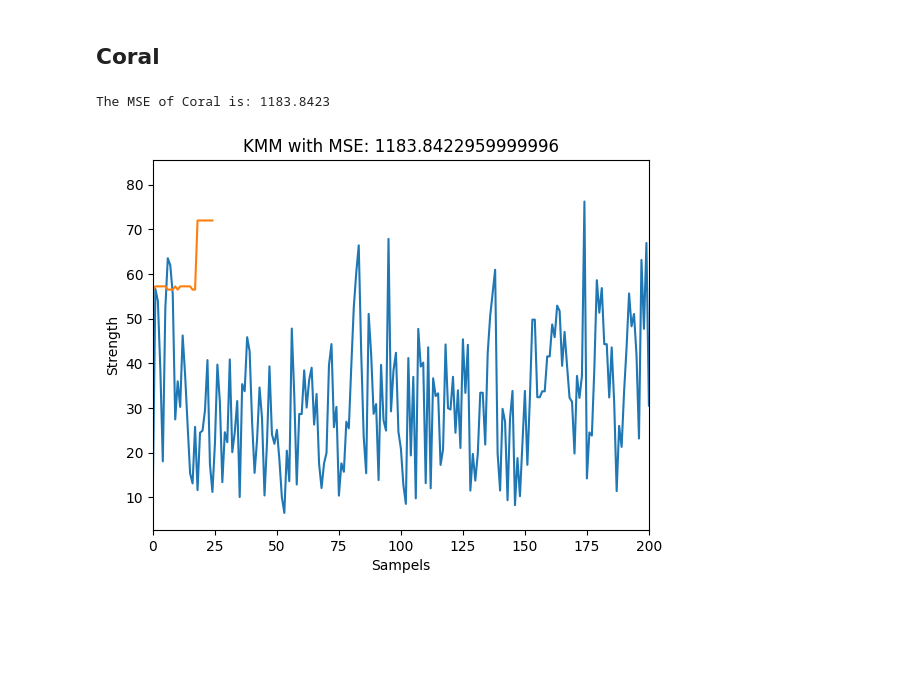
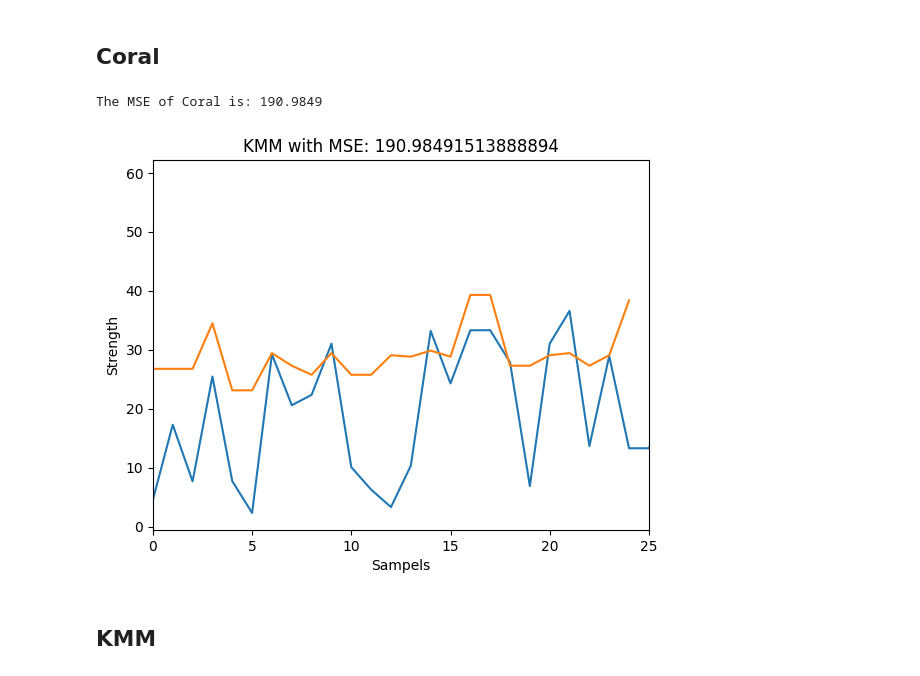
Before and after one commit to Malea-create/BA_transfer_learning, a Jupyter notebook: modell_application_toy.ipynb, the cells around one changed output. Drawn from its saved outputs; the diff is of its cells as text; code cells hidden in the pictures; blank space fills up the shorter version.

```diff
--- a/modell_application_toy.ipynb
+++ b/modell_application_toy.ipynb
@@ -21,7 +21,7 @@ dtype: object
 # %%
 # Split according to distribution
 
-df = pd.read_csv("data/LIACC/cal_housing_data.csv", ",")
+df = pd.read_csv("data\ICS\Concrete_Data_2.csv", ";")
 df= df.fillna(0)
 
 # Calculate Correlation between coloumns
@@ -30,7 +30,7 @@ highest_corr = 0
 highest_col = 0
 
 for col in df:
-    corr = df["medianHouseValue"].corr(df[col])
+    corr = df["9.00"].corr(df[col])
     corr_values.append(corr)
     if corr >= max(corr_values) and corr < 1.0:
         highest_corr = corr
@@ -87,3 +236,16 @@ Yt = df_tar.iloc[:,-1]
+# %%
+df_src = df_2 #.append(df_2)
+#print(df_src.head(), df_src.shape)
+
+df_tar = df_3
+#print(df_tar.head(), df_tar.shape)
+# source
+Xs = df_src.iloc[:,:-1]
+Ys = df_src.iloc[:,-1]
+
+# target_train
+Xt = df_tar.iloc[:,:-1]
+Yt = df_tar.iloc[:,-1]
 # %%
 # kann eine Metrik verwendet werden um die Gleichheit der Regressions DF abzubinden ?
 
@@ -207,21 +390,23 @@ plt.show()
 # %%
 from TL_Regression_Methods.CORAL import CORAL
 
 coral = CORAL()
-k = 1
+k = 12
 mse_coral, y_pre_coral = coral.fit_predict(Xs, Ys, Xt[:25], Yt[:25], k)
 print(f'The MSE of Coral is: {mse_coral:.4f}')
 
 plt.plot(Yt.reset_index(drop=True))
 plt.plot(y_pre_coral)
-plt.xlim(0, 200)
+plt.xlim(0, 25)
 plt.title('KMM with MSE: '+ str(mse_coral))
 plt.xlabel('Sampels')
 plt.ylabel('Strength')
 plt.show()
 # %% [output]
-The MSE of Coral is: 1183.8423
+The MSE of Coral is: 190.9849
-[figure, old version]
+[figure, new version]
+# %% [markdown]
+## KMM
 # %%
 from TL_Regression_Methods.KMM import KMM
 from sklearn.neighbors import KNeighborsRegressor
```
Also changed, not shown: parts of 55 cells of this notebook, 11 other files.
